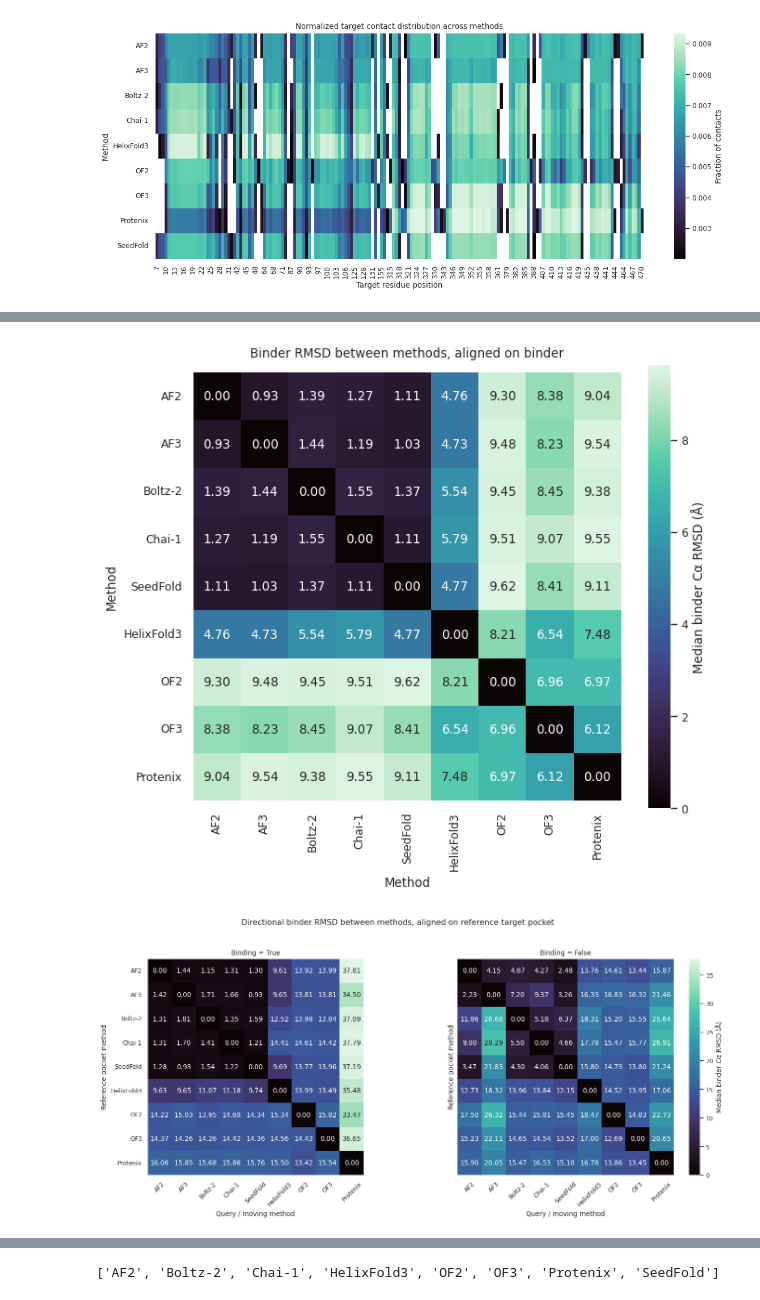
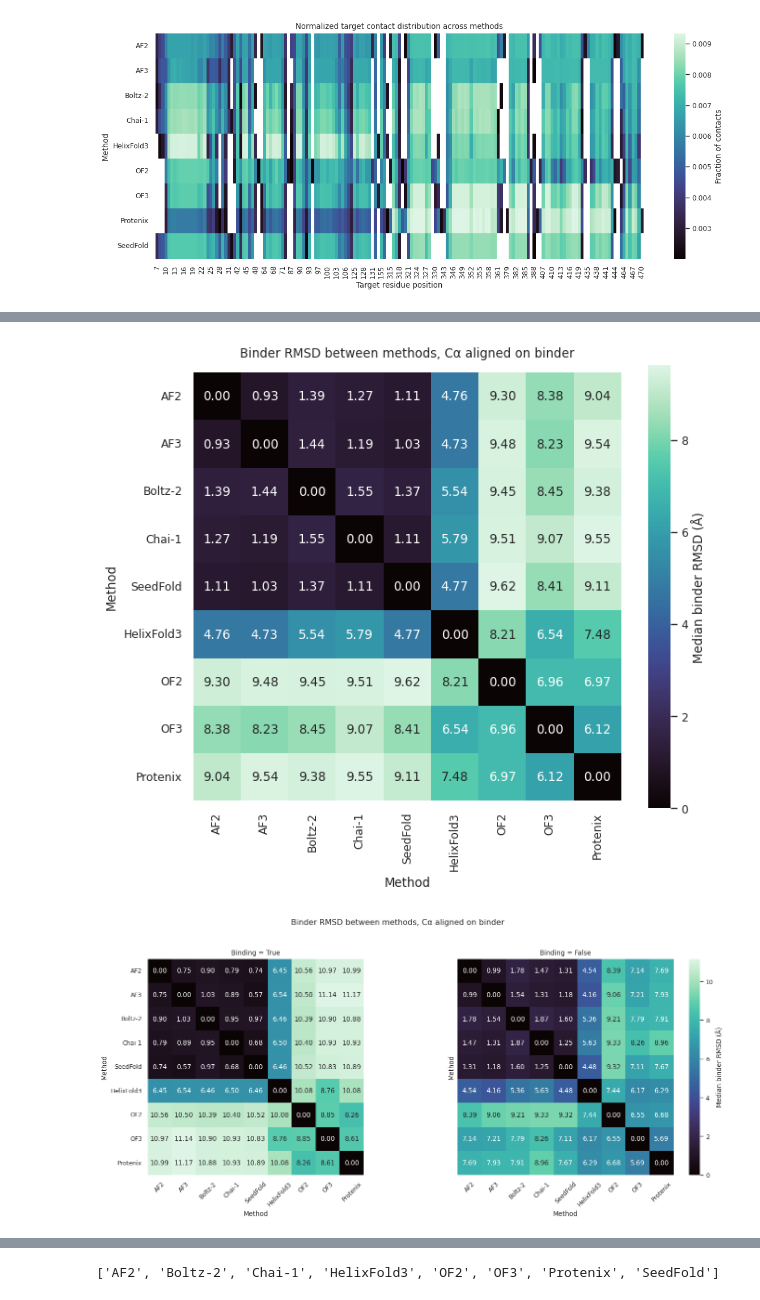
Before and after one commit to DSDD-UCPH/Assessing-AI-Scoring-Accuracy-for-De-Novo-Proteins, a Jupyter notebook: Analysis/Plots/plot_gen.ipynb, the cells around one changed output, grey strips where cells are left out. Cells and saved outputs as stored; diff of their text form; code cells hidden in the pictures.

```diff
--- a/Analysis/Plots/plot_gen.ipynb
+++ b/Analysis/Plots/plot_gen.ipynb
@@ -12,7 +12,8 @@ from scipy.stats import wilcoxon, mannwhitneyu
 from statsmodels.stats.multitest import multipletests
 # %%
 target_long_df = pd.read_parquet(
-    "/home/postyr/Assessing-AI-Scoring-Accuracy-for-De-Novo-Proteins/Analysis/Data/contact_interface_data/rank1_target_contacts_long_5A.parquet"
+    "/home/postyr/Assessing-AI-Scoring-Accuracy-for-De-Novo-Proteins/Analysis/Data/contact_interface_data/new_parquets/rank1_target_contacts_long_5A.parquet"
 )
 # %%
-rmsd_df = pd.read_parquet("/home/postyr/Assessing-AI-Scoring-Accuracy-for-De-Novo-Proteins/Analysis/Data/rmsd_data/pairwise_method_comparisons_rank1_with_binder_ca_rmsd_and_target_shell_rmsd.parquet")
+rmsd_df = pd.read_parquet("/home/postyr/Assessing-AI-Scoring-Accuracy-for-De-Novo-Proteins/Analysis/Data/rmsd_data/new_parquets/5Å/pairwise_method_comparisons_rank1_with_binder_aligned_rmsd_5Å.parquet")
+rmsd_df.columns.to_list()
@@ -79,5 +98,5 @@ print(result)
 # %%
-df_csv = pd.read_csv("/home/postyr/Assessing-AI-Scoring-Accuracy-for-De-Novo-Proteins/results/AdaptyvBio/contest_2_round_2_metrics_summary.csv")
+df_csv = pd.read_csv("/home/postyr/Assessing-AI-Scoring-Accuracy-for-De-Novo-Proteins/results_old/AdaptyvBio/contest_2_round_2_metrics_summary.csv")
 # %%
 rmsd_merged = rmsd_df.merge(df_csv[["sequence", "design_class", "binding"]], how="left", left_on="binder_sequence", right_on="sequence")
 rmsd_merged = rmsd_merged.drop(columns=["sequence"])
@@ -1343,6 +1573,18 @@ rmsd_matrix = (
     .median()
     .unstack()
 )
+
+# method_order = [
+#     "AF2", "AF3", "Boltz-2", "Chai-1",
+#     "SeedFold", "HelixFold3",
+#     "OF2", "OF3", "Protenix"
+# ]
+
+# rmsd_matrix = rmsd_matrix.reindex(index=method_order, columns=method_order)
+
+# for m in method_order:
+#     if pd.isna(rmsd_matrix.loc[m, m]):
+#         rmsd_matrix.loc[m, m] = 0.0
 
 rmsd_matrix = rmsd_matrix.combine_first(rmsd_matrix.T)
 
@@ -1356,28 +1598,34 @@ rmsd_matrix = rmsd_matrix.reindex(index=method_order, columns=method_order)
 for m in rmsd_matrix.index:
     rmsd_matrix.loc[m, m] = 0.0
 
+
 sns.set_theme(style="white", context="paper")
 
 plt.figure(figsize=(7, 6))
+
+mask = rmsd_matrix.isna()
+
 ax = sns.heatmap(
     rmsd_matrix,
+    mask=mask,
     cmap="mako",
     annot=True,
     fmt=".2f",
     square=True,
-    cbar_kws={"label": "Median binder Cα RMSD (Å)"}
+    cbar_kws={"label": "Median binder RMSD (Å)"}
 )
 
-ax.set_title("Binder RMSD between methods, aligned on binder", pad=12)
+
+ax.set_title("Binder RMSD between methods, Cα aligned on binder", pad=12)
+ax.set_ylabel("Method")
 ax.set_xlabel("Method")
-ax.set_ylabel("Method")
 
 plt.tight_layout()
 plt.show()
 # %% [output]
-[figure, old version]
+[figure, new version]
 # %%
-rmsd_col = "binder_ca_rmsd_align_target_shell"
+rmsd_col = "binder_ca_rmsd_align_binder"
 
 method_order = [
     "AF2", "AF3", "Boltz-2", "Chai-1",
@@ -1385,27 +1633,43 @@ method_order = [
     "OF2", "OF3", "Protenix"
 ]
 
+# def make_rmsd_matrix(df):
+#     matrix = (
+#         df
+#         .groupby(["method_1", "method_2"])[rmsd_col]
+#         .median()
+#         .unstack()
+#     )
+
+#     matrix = matrix.reindex(index=method_order, columns=method_order)
+
+#     for m in method_order:
+#         matrix.loc[m, m] = 0.0
+
+#     return matrix
+
 def make_rmsd_matrix(df):
     matrix = (
         df
-        .groupby(["reference_method", "query_method"])[rmsd_col]
+        .groupby(["method_1", "method_2"])[rmsd_col]
         .median()
         .unstack()
     )
 
+    matrix = matrix.combine_first(matrix.T)
     matrix = matrix.reindex(index=method_order, columns=method_order)
 
-    for m in method_order:
+    for m in matrix.index:
         matrix.loc[m, m] = 0.0
 
     return matrix
 
 binding_matrix = make_rmsd_matrix(
-    plot_pocket[plot_pocket["binding"] == True]
+    plot_rmsd[plot_rmsd["binding"] == True]
 )
 
 nonbinding_matrix = make_rmsd_matrix(
-    plot_pocket[plot_pocket["binding"] == False]
+    plot_rmsd[plot_rmsd["binding"] == False]
 )
 
 sns.set_theme(style="white", context="paper")
@@ -1425,35 +1689,35 @@ sns.heatmap(
     vmin=vmin,
     vmax=vmax,
     cbar=False
 )
 
 sns.heatmap(
     nonbinding_matrix,
     ax=axes[1],
     cmap="mako",
     annot=True,
     fmt=".2f",
     square=True,
     vmin=vmin,
     vmax=vmax,
-    cbar_kws={"label": "Median binder Cα RMSD (Å)"}
+    cbar_kws={"label": "Median binder RMSD (Å)"}
 )
 
 axes[0].set_title("Binding = True")
 axes[1].set_title("Binding = False")
 
 for ax in axes:
-    ax.set_xlabel("Query / moving method")
-    ax.set_ylabel("Reference pocket method")
+    ax.set_xlabel("Method")
+    ax.set_ylabel("Method")
     ax.tick_params(axis="x", rotation=45)
     ax.tick_params(axis="y", rotation=0)
 
 fig.suptitle(
-    "Directional binder RMSD between methods, aligned on reference target pocket",
+    "Binder RMSD between methods, Cα aligned on binder",
     y=1.03
 )
 
 plt.tight_layout()
 plt.show()
 # %% [output]
-[figure, old version]
+[figure, new version]
```
Also changed, not shown: parts of 54 cells of this notebook, 45 other files.
